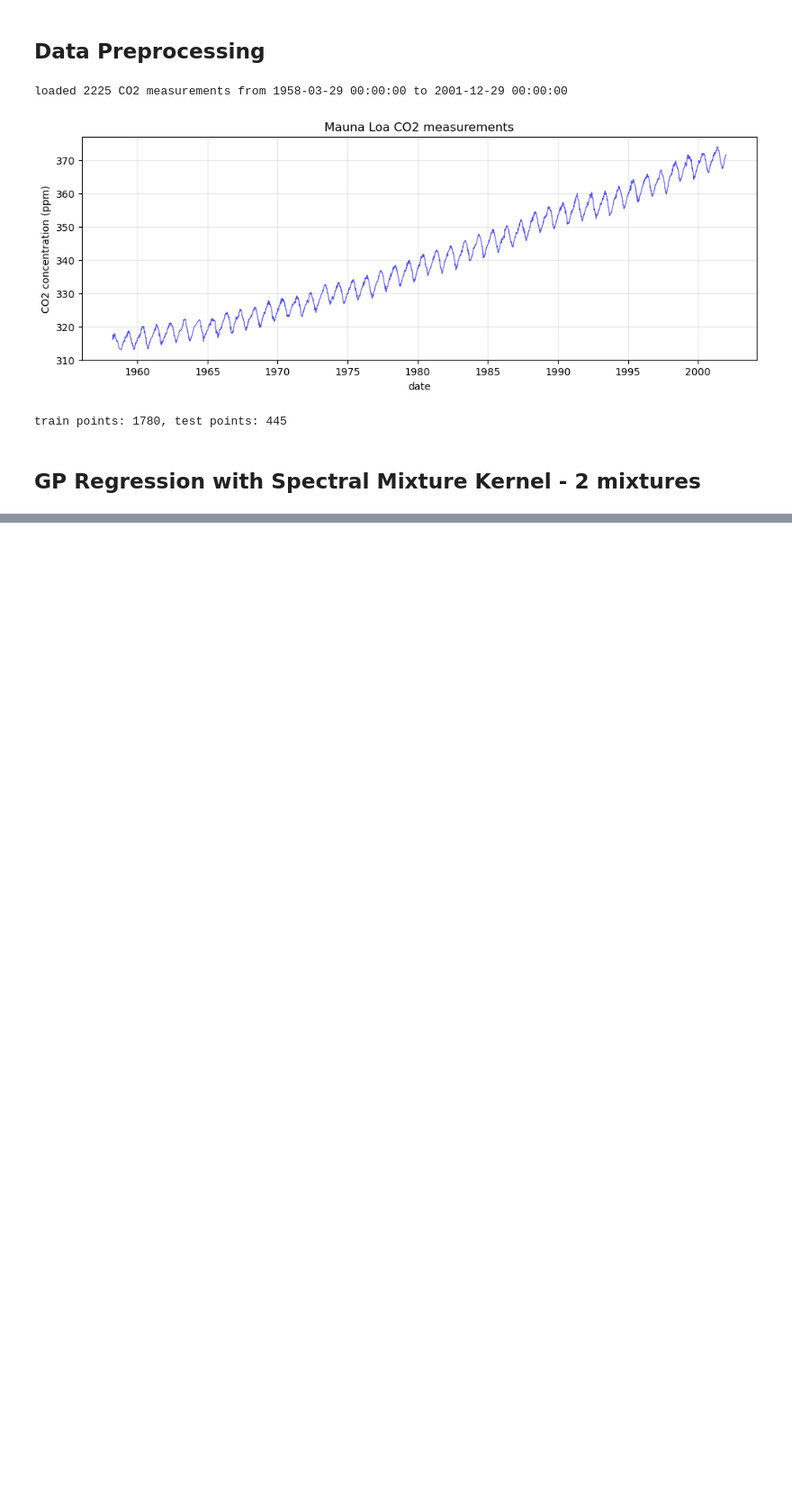
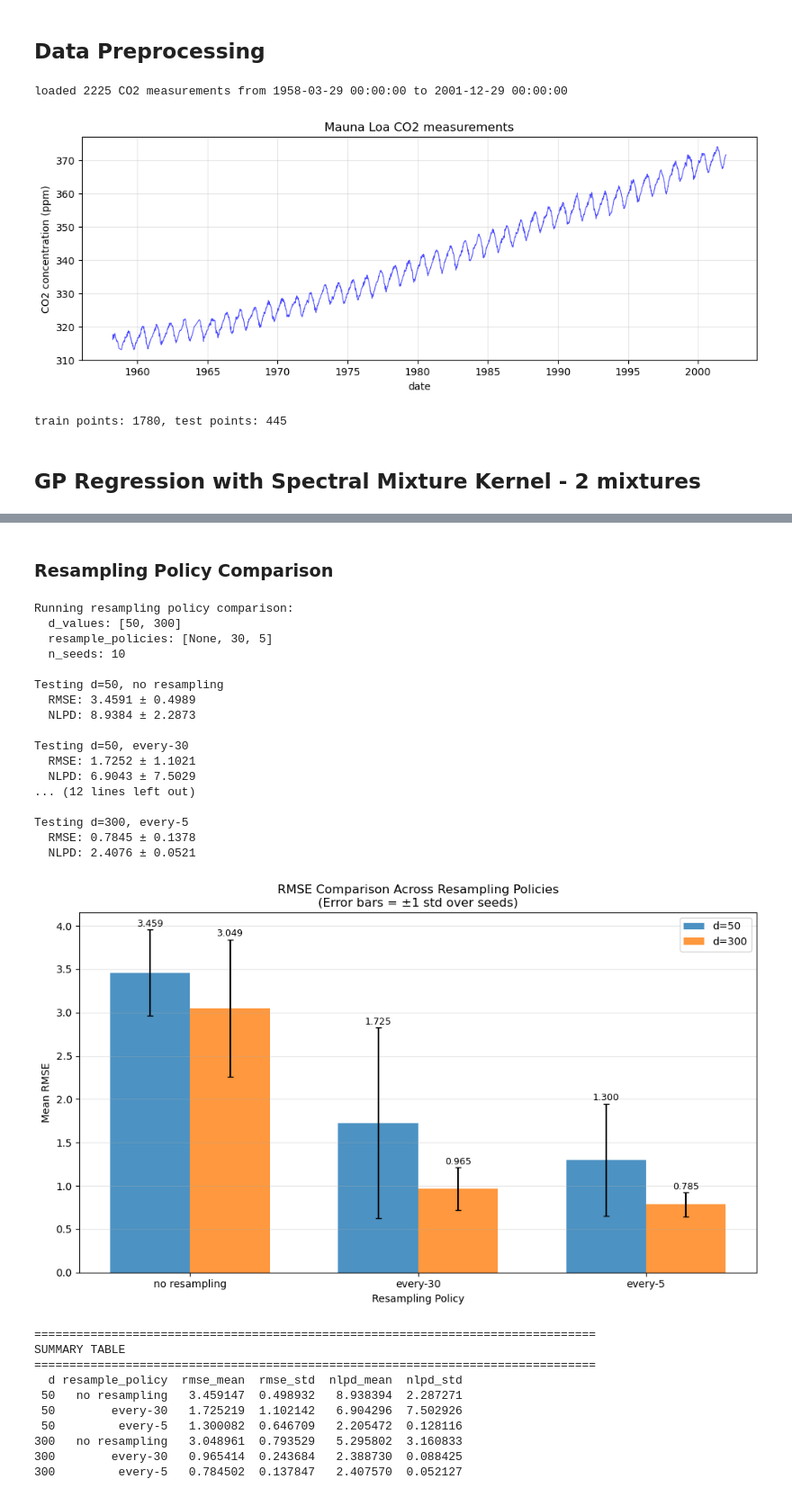
Before and after one commit to ArkinF/GP-Spherical-Projections, a Jupyter notebook: notebooks/03_mauna_loa_co2.ipynb, the cells around one changed output, grey strips where cells are left out. Shown at 90% size. Cells and saved outputs as stored; diff of their text form; code cells hidden in the pictures; blank space fills up the shorter version.

```diff
--- a/notebooks/03_mauna_loa_co2.ipynb
+++ b/notebooks/03_mauna_loa_co2.ipynb
@@ -170,0 +355,51 @@ run_exact_proj_svgp(
+# %% [markdown]
+### Resampling Policy Comparison
+# %%
+# Compare different resampling policies for projection GP
+results_resampling = plot_resampling_policy_comparison(
+    x_train=x_train_co2,
+    y_train=y_train_co2,
+    x_test=x_test_co2,
+    y_test=y_test_co2,
+    d_values=[50, 300],
+    resample_policies=[None, 30, 5],
+    n_seeds=10,
+    num_mixtures=2,
+    cfg=TrainCfg(
+        lr=0.05,
+        patience=60,
+        verbose=False,
+        mean_cfg="linear"
+    ),
+    # savepath='../results/mauna_loa_resampling_comparison.png',
+    figsize=(10, 6)
+)
+# %% [output]
+Running resampling policy comparison:
+  d_values: [50, 300]
+  resample_policies: [None, 30, 5]
+  n_seeds: 10
+
+Testing d=50, no resampling
+  RMSE: 3.4591 ± 0.4989
+  NLPD: 8.9384 ± 2.2873
+
+Testing d=50, every-30
+  RMSE: 1.7252 ± 1.1021
+  NLPD: 6.9043 ± 7.5029
+... (12 lines left out)
+
+Testing d=300, every-5
+  RMSE: 0.7845 ± 0.1378
+  NLPD: 2.4076 ± 0.0521
+[figure, added]
+================================================================================
+SUMMARY TABLE
+================================================================================
+  d resample_policy  rmse_mean  rmse_std  nlpd_mean  nlpd_std
+ 50   no resampling   3.459147  0.498932   8.938394  2.287271
+ 50        every-30   1.725219  1.102142   6.904296  7.502926
+ 50         every-5   1.300082  0.646709   2.205472  0.128116
+300   no resampling   3.048961  0.793529   5.295802  3.160833
+300        every-30   0.965414  0.243684   2.388730  0.088425
+300         every-5   0.784502  0.137847   2.407570  0.052127
```
Also changed, not shown: parts of 22 cells of this notebook, 31 other files.
